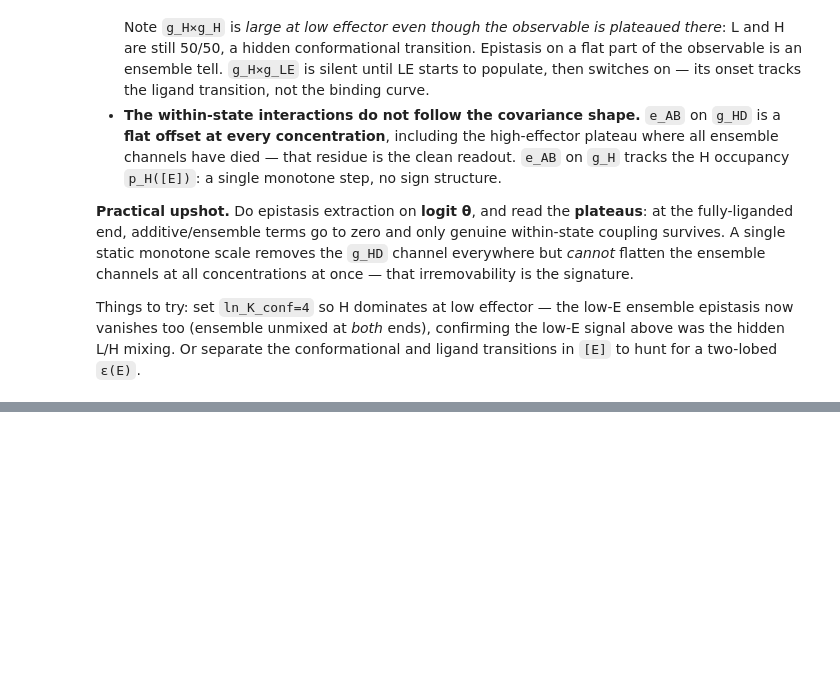
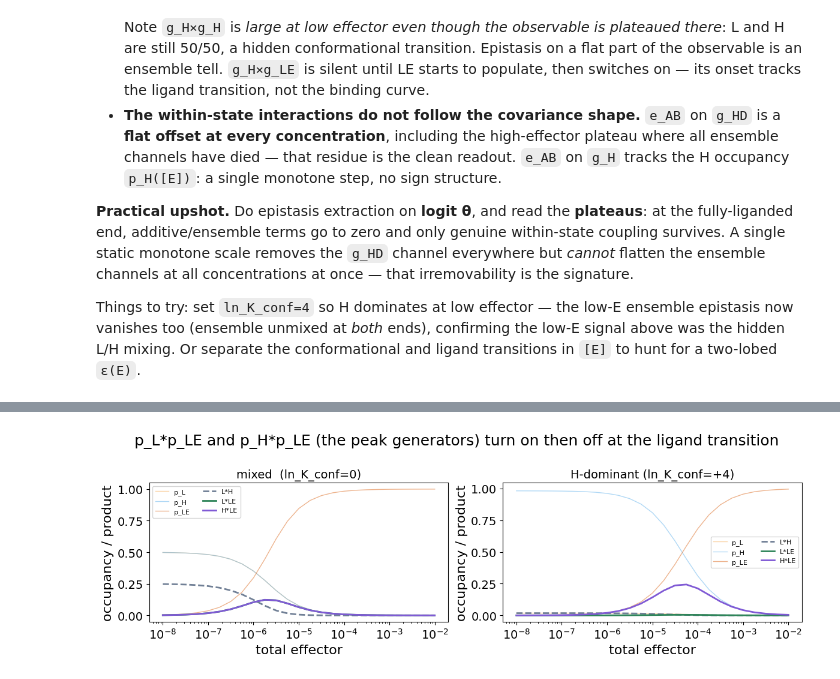
Before and after one commit to harmsm/tfscreen, a Jupyter notebook: examples/toy_thermo/toy_thermo.ipynb, the cells around one changed output, grey strips where cells are left out. Cells and saved outputs as stored; diff of their text form; code cells hidden in the pictures; blank space fills up the shorter version.

```diff
--- a/examples/toy_thermo/toy_thermo.ipynb
+++ b/examples/toy_thermo/toy_thermo.ipynb
@@ -354,0 +380,21 @@ and ligand transitions in `[E]` to hunt for a two-lobed `ε(E)`.
+# %%
+from tfscreen.simulate.toy_thermo import (
+    basis_curves, epistasis_coeffs, predict_epistasis, exact_epistasis,
+    classify_shape, plot_basis, plot_epistasis_decomposition,
+)
+
+# The basis curves depend only on the *backdrop* (the wt ensemble), not on any
+# mutation. Compare a mixed apo state (ln_K_conf=0) with an H-dominant one (+4).
+backdrops = {
+    "mixed  (ln_K_conf=0)":       ThermoModel(0.0, 18.0, 14.0, 1e-6, 1e-9),
+    "H-dominant (ln_K_conf=+4)":  ThermoModel(4.0, 18.0, 14.0, 1e-6, 1e-9),
+}
+fig, axes = plt.subplots(1, 2, figsize=(12, 4))
+for ax, (label, mdl) in zip(axes, backdrops.items()):
+    plot_basis(mdl, effector, ax=ax)
+    ax.set_title(label)
+fig.suptitle("p_L*p_LE and p_H*p_LE (the peak generators) turn on then off at the "
+             "ligand transition")
+fig.tight_layout()
+# %% [output]
+[figure, added]
```
Also changed, not shown: parts of 16 cells of this notebook, 3 other files.
